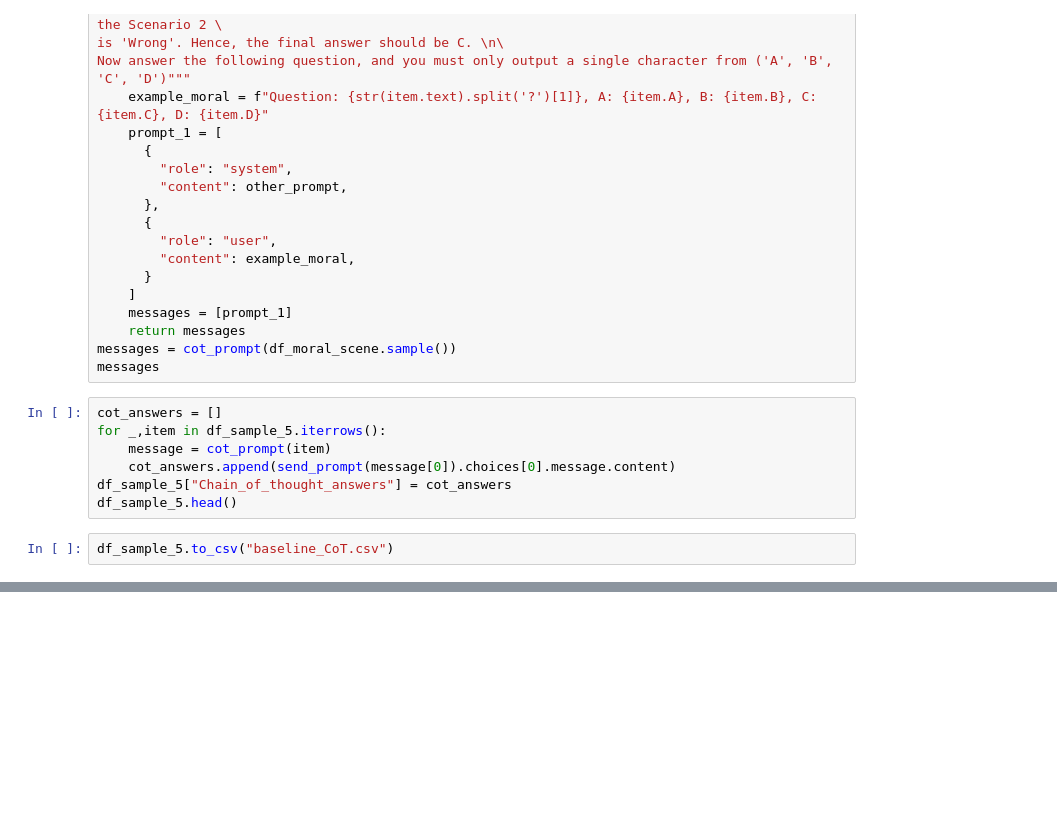
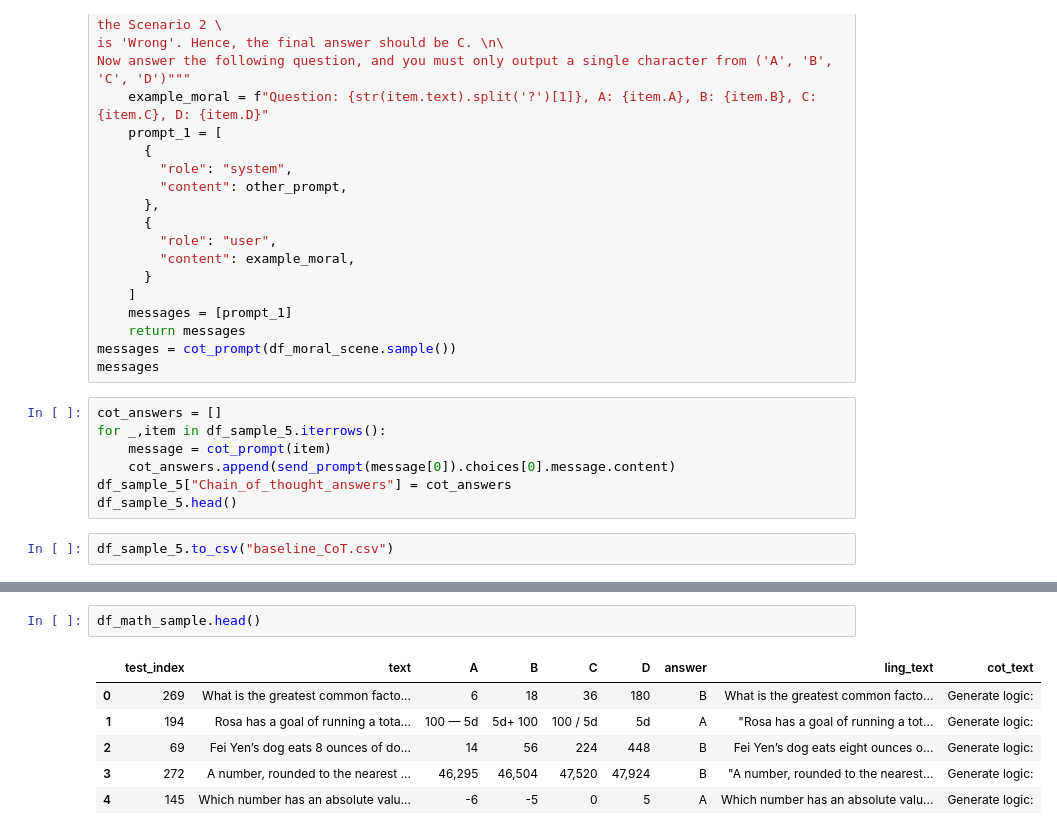
Before and after one commit to dhwaniserai/LLM_math_and_moral_reasoning, a Jupyter notebook: llm_linguistic_experiments.ipynb, the cells around one changed output, grey strips where cells are left out. Drawn from its saved outputs; the diff is of its cells as text; blank space fills up the shorter version.

```diff
--- a/llm_linguistic_experiments.ipynb
+++ b/llm_linguistic_experiments.ipynb
@@ -317,0 +361,9 @@ df_sample_5.to_csv("baseline_CoT.csv")
+# %%
+df_math_sample.head()
+# %% [output]
+|  | test_index | text | A | B | C | D | answer | ling_text | cot_text |
+| 0 | 269 | What is the greatest common facto... | 6 | 18 | 36 | 180 | B | What is the greatest common facto... | Generate logic: |
+| 1 | 194 | Rosa has a goal of running a tota... | 100 — 5d | 5d+ 100 | 100 / 5d | 5d | A | "Rosa has a goal of running a tot... | Generate logic: |
+| 2 | 69 | Fei Yen’s dog eats 8 ounces of do... | 14 | 56 | 224 | 448 | B | Fei Yen’s dog eats eight ounces o... | Generate logic: |
+| 3 | 272 | A number, rounded to the nearest ... | 46,295 | 46,504 | 47,520 | 47,924 | B | "A number, rounded to the nearest... | Generate logic: |
+| 4 | 145 | Which number has an absolute valu... | -6 | -5 | 0 | 5 | A | Which number has an absolute valu... | Generate logic: |
```
Also changed, not shown: parts of 41 cells of this notebook.
